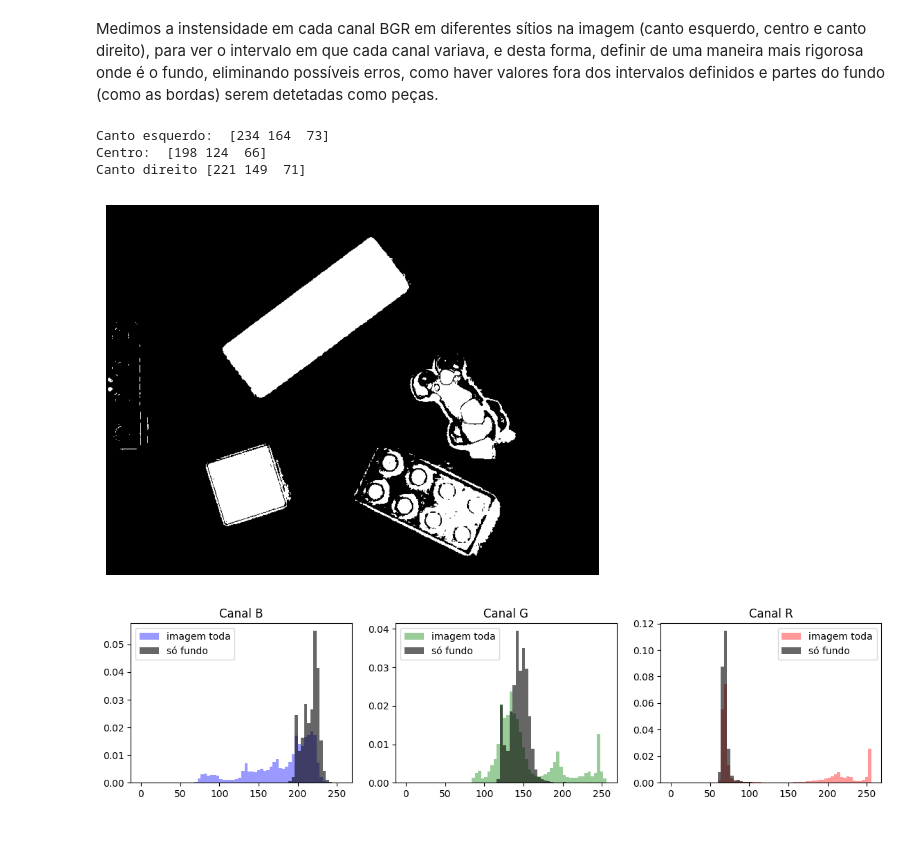
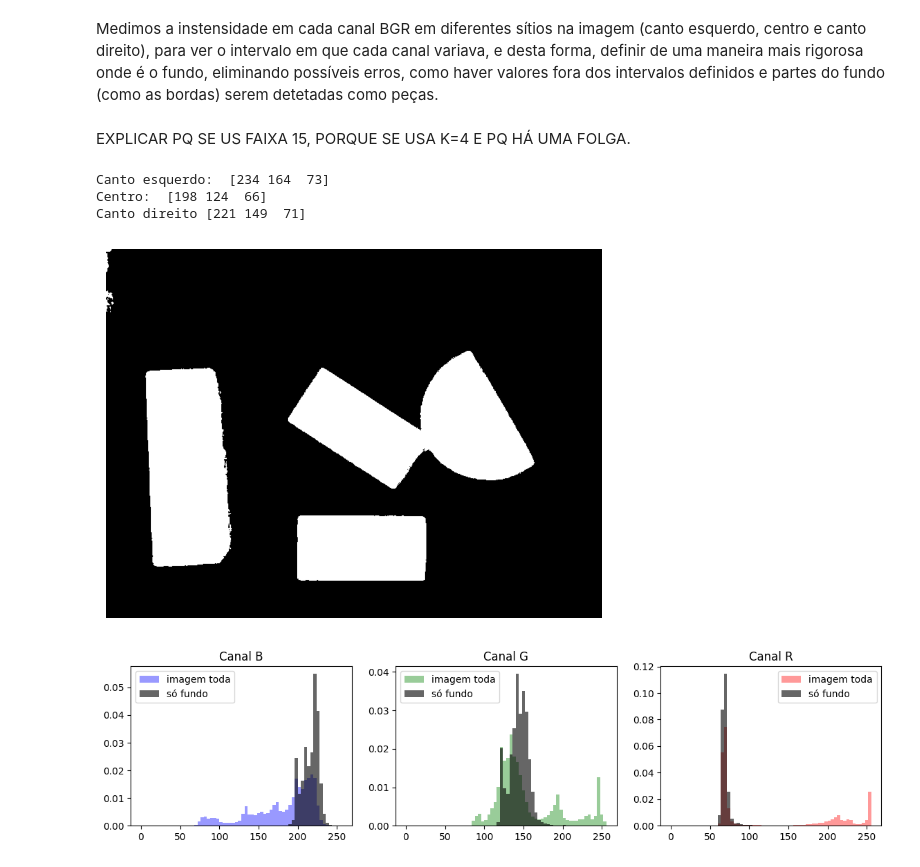
Before and after one commit to beatizisjesus-ctrl/PIV_TP1, a Jupyter notebook: PIV_TP1.ipynb, the cells around one changed output. Cells and saved outputs as stored; diff of their text form; code cells hidden in the pictures; blank space fills up the shorter version.

```diff
--- a/PIV_TP1.ipynb
+++ b/PIV_TP1.ipynb
@@ -10,9 +10,9 @@ numTreino = [1, 2, 4, 9, 10, 11, 13, 22, 23, 25]
 teste = [cv2.imread(f"treino/lego{n}.jpg") for n in numTeste]
 treino = [cv2.imread(f"treino/lego0{n}.jpg" if n < 10 else f"treino/lego{n}.jpg") for n in numTreino]
 
-imagens = teste
+imagens = treino
 
-i = 3 # Imagem a treinar/testar
+i = 6 # Imagem a treinar/testar
 # %% [markdown]
 
 Em tons de cinzento, o fundo azul e algumas peças (vermelha, verde, laranja...) ficam com brilho parecido, e nenhum limiar, fixo ou Otsu, as consegue separar. O problema não é o valor do limiar, é que o brilho não distingue fundo de peças. A solução é segmentar pela cor. Ou seja, em ves de ler a imagem em tons de cinzento, esta sera lida com as cores originais e usa-se o fundo azul como referência.
@@ -22,6 +22,8 @@ Porque funciona: no fundo azul, B é bastante maior que R e G, mesmo nas zonas d
 O 255 - fundo funciona porque fundo é um array uint8 só com 0 e 255: onde era 255 (fundo) passa a 0, e onde era 0 (peça) passa a 255. Assim, o treino_bin tem todas as imagens em binario, ou seja, peças a branco e fundo a preto.
 # %% [markdown]
 Medimos a instensidade em cada canal BGR em diferentes sítios na imagem (canto esquerdo, centro e canto direito), para ver o intervalo em que cada canal variava, e desta forma, definir de uma maneira mais rigorosa onde é o fundo, eliminando possíveis erros, como haver valores fora dos intervalos definidos e partes do fundo (como as bordas) serem detetadas como peças.
+# %% [markdown]
+EXPLICAR PQ SE US FAIXA 15, PORQUE SE USA K=4 E PQ HÁ UMA FOLGA.
 # %%
 # Binarização
 
@@ -63,7 +65,7 @@ Medimos a instensidade em cada canal BGR em diferentes sítios na imagem (canto
 
 
 #3ª Maneira
-def cor_fundo(img, faixa=15, folga=10):
+def cor_fundo(img, faixa=15, folga=10, k=4):
     # junta as 4 faixas das bordas (cima, baixo, esquerda, direita)
     bordas = np.concatenate([
         img[:faixa].reshape(-1, 3),
@@ -72,51 +74,51 @@ def cor_fundo(img, faixa=15, folga=10):
         img[:, -faixa:].reshape(-1, 3),
     ])
 
-    # cor típica do fundo (mediana de cada canal)
+    # cor típica do fundo: mediana de cada canal (B, G, R)
     b, g, r = np.median(bordas, axis=0)
 
-    # limites do fundo em cada canal: 1% mais baixo e 1% mais alto
-    # (ignora os valores extremos, por exemplo uma peça cortada na borda)
-    b_min, g_min, r_min = np.percentile(bordas, 1, axis=0)
-    b_max, g_max, r_max = np.percentile(bordas, 99, axis=0)
+    # MAD: mediana das distâncias de cada píxel à mediana do seu canal
+    # mede a dispersão "normal" do fundo e quase não é afetada por peças nas bordas
+    mad_b, mad_g, mad_r = np.median(np.abs(bordas - (b, g, r)), axis=0)
 
-    # variação de cada canal: a maior distância entre a mediana e um dos limites, mais uma folga
-    var_b = max(b - b_min, b_max - b) + folga
-    var_g = max(g - g_min, g_max - g) + folga
-    var_r = max(r - r_min, r_max - r) + folga
+    # 1.4826 converte o MAD numa medida equivalente ao desvio padrão
+    # k diz quantos desvios aceitamos como fundo; folga é uma margem extra
+    var_b = k * 1.4826 * mad_b + folga
+    var_g = k * 1.4826 * mad_g + folga
+    var_r = k * 1.4826 * mad_r + folga
+
 
     return (b, g, r), (var_b, var_g, var_r)
 
 
 
 def segmentar(img):
     (b, g, r), (var_b, var_g, var_r) = cor_fundo(img)
 
-    # igual ao que já tinhas, mas com a variação medida nesta imagem
-    inf = np.clip([b - var_b, g - var_g, r - var_r], 0, 255)
-    sup = np.clip([b + var_b, g + var_g, r + var_r], 0, 255)
+   #variações aplicadas
+    min = np.clip([b - var_b, g - var_g, r - var_r], 0, 255)
+    max = np.clip([b + var_b, g + var_g, r + var_r], 0, 255)
 
-    fundo = cv2.inRange(img, inf.astype(np.uint8), sup.astype(np.uint8))
-    return 255 - fundo   # peças = branco, fundo = preto
-
+    fundo = cv2.inRange(img, min.astype(np.uint8), max.astype(np.uint8))
+    return 255 - fundo
 
 
 
 # estes valores estão em bgr, pq a imagem foi lida assim
 print("Canto esquerdo: ", treino[0][10, 10])      # canto
 print("Centro: ", treino[0][260, 350])    # centro (zona de fundo)
 print("Canto direito", treino[0][500, 20])     # outro canto
 
 binarizacao = [segmentar(img) for img in imagens]
 
 plt.imshow(binarizacao[i],cmap="gray")
 plt.axis("off")
 plt.show()
 # %% [output]
 Canto esquerdo:  [234 164  73]
 Centro:  [198 124  66]
 Canto direito [221 149  71]
-[figure, old version]
+[figure, new version]
 # %%
 cores = ("b", "g", "r")
 img = treino[0]
```
Also changed, not shown: parts of 9 cells of this notebook.
